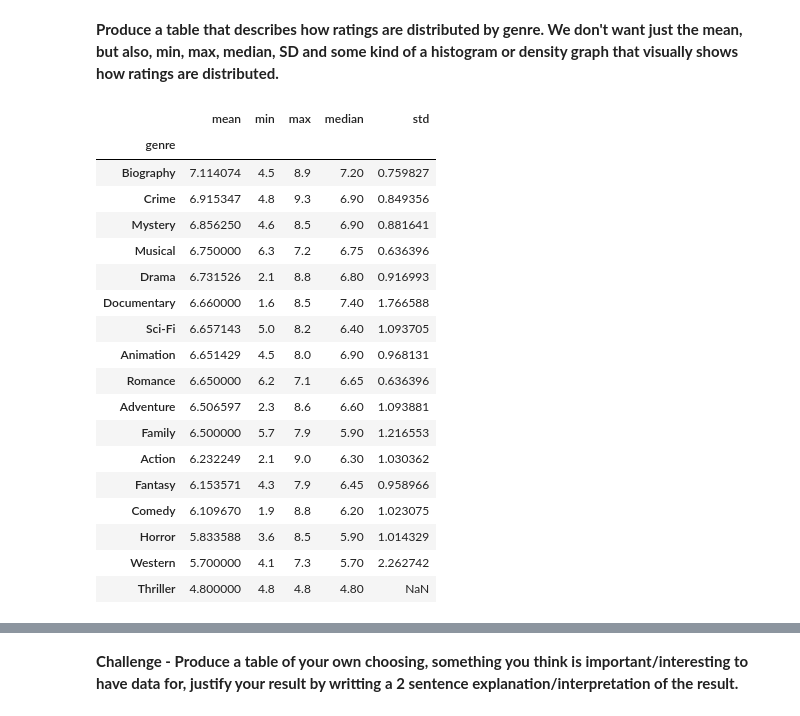
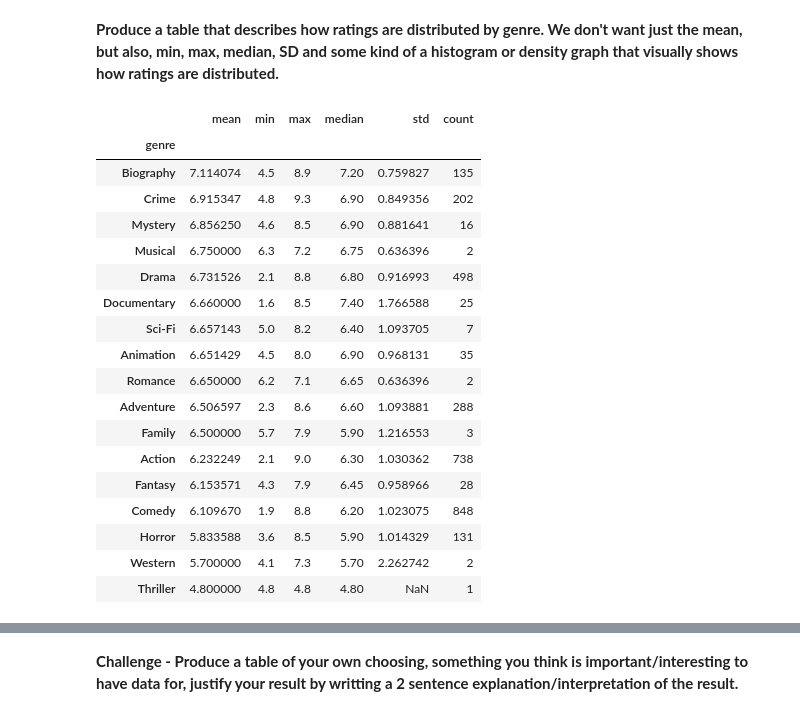
Before and after one commit to Saluka12/Analytics-through-coding-in-class, a Jupyter notebook: Session_2/Homework.ipynb, the cells around one changed output, grey strips where cells are left out. Saved outputs shown, nothing was run; the diff lists cells and outputs as text; code cells hidden in the pictures.

```diff
--- a/Session_2/Homework.ipynb
+++ b/Session_2/Homework.ipynb
@@ -117,25 +117,24 @@ movies.groupby("director")["gross"].agg(
 # %% [markdown]
 **Produce a table that describes how ratings are distributed by genre. We don't want just the mean, but also, min, max, median, SD and some kind of a histogram or density graph that visually shows how ratings are distributed.**
 # %%
-# 4) Rating stats by genre (mean/min/max/median/std)
-movies.groupby("genre")["rating"].agg(["mean", "min", "max", "median", "std"]).sort_values("mean", ascending=False)
+movies.groupby("genre")["rating"].agg(["mean", "min", "max", "median", "std","count"]).sort_values("mean", ascending=False)
 # %% [output]
-|  | mean | min | max | median | std |
-| genre |  |  |  |  |  |
-| Biography | 7.114074 | 4.5 | 8.9 | 7.20 | 0.759827 |
-| Crime | 6.915347 | 4.8 | 9.3 | 6.90 | 0.849356 |
-| Mystery | 6.856250 | 4.6 | 8.5 | 6.90 | 0.881641 |
-| Musical | 6.750000 | 6.3 | 7.2 | 6.75 | 0.636396 |
-| Drama | 6.731526 | 2.1 | 8.8 | 6.80 | 0.916993 |
-| Documentary | 6.660000 | 1.6 | 8.5 | 7.40 | 1.766588 |
-| Sci-Fi | 6.657143 | 5.0 | 8.2 | 6.40 | 1.093705 |
-| Animation | 6.651429 | 4.5 | 8.0 | 6.90 | 0.968131 |
-| Romance | 6.650000 | 6.2 | 7.1 | 6.65 | 0.636396 |
-| Adventure | 6.506597 | 2.3 | 8.6 | 6.60 | 1.093881 |
-| Family | 6.500000 | 5.7 | 7.9 | 5.90 | 1.216553 |
-| Action | 6.232249 | 2.1 | 9.0 | 6.30 | 1.030362 |
-| Fantasy | 6.153571 | 4.3 | 7.9 | 6.45 | 0.958966 |
-| Comedy | 6.109670 | 1.9 | 8.8 | 6.20 | 1.023075 |
-| Horror | 5.833588 | 3.6 | 8.5 | 5.90 | 1.014329 |
-| Western | 5.700000 | 4.1 | 7.3 | 5.70 | 2.262742 |
-| Thriller | 4.800000 | 4.8 | 4.8 | 4.80 | NaN |
+|  | mean | min | max | median | std | count |
+| genre |  |  |  |  |  |  |
+| Biography | 7.114074 | 4.5 | 8.9 | 7.20 | 0.759827 | 135 |
+| Crime | 6.915347 | 4.8 | 9.3 | 6.90 | 0.849356 | 202 |
+| Mystery | 6.856250 | 4.6 | 8.5 | 6.90 | 0.881641 | 16 |
+| Musical | 6.750000 | 6.3 | 7.2 | 6.75 | 0.636396 | 2 |
+| Drama | 6.731526 | 2.1 | 8.8 | 6.80 | 0.916993 | 498 |
+| Documentary | 6.660000 | 1.6 | 8.5 | 7.40 | 1.766588 | 25 |
+| Sci-Fi | 6.657143 | 5.0 | 8.2 | 6.40 | 1.093705 | 7 |
+| Animation | 6.651429 | 4.5 | 8.0 | 6.90 | 0.968131 | 35 |
+| Romance | 6.650000 | 6.2 | 7.1 | 6.65 | 0.636396 | 2 |
+| Adventure | 6.506597 | 2.3 | 8.6 | 6.60 | 1.093881 | 288 |
+| Family | 6.500000 | 5.7 | 7.9 | 5.90 | 1.216553 | 3 |
+| Action | 6.232249 | 2.1 | 9.0 | 6.30 | 1.030362 | 738 |
+| Fantasy | 6.153571 | 4.3 | 7.9 | 6.45 | 0.958966 | 28 |
+| Comedy | 6.109670 | 1.9 | 8.8 | 6.20 | 1.023075 | 848 |
+| Horror | 5.833588 | 3.6 | 8.5 | 5.90 | 1.014329 | 131 |
+| Western | 5.700000 | 4.1 | 7.3 | 5.70 | 2.262742 | 2 |
+| Thriller | 4.800000 | 4.8 | 4.8 | 4.80 | NaN | 1 |
```
Also changed, not shown: parts of 5 cells of this notebook.
